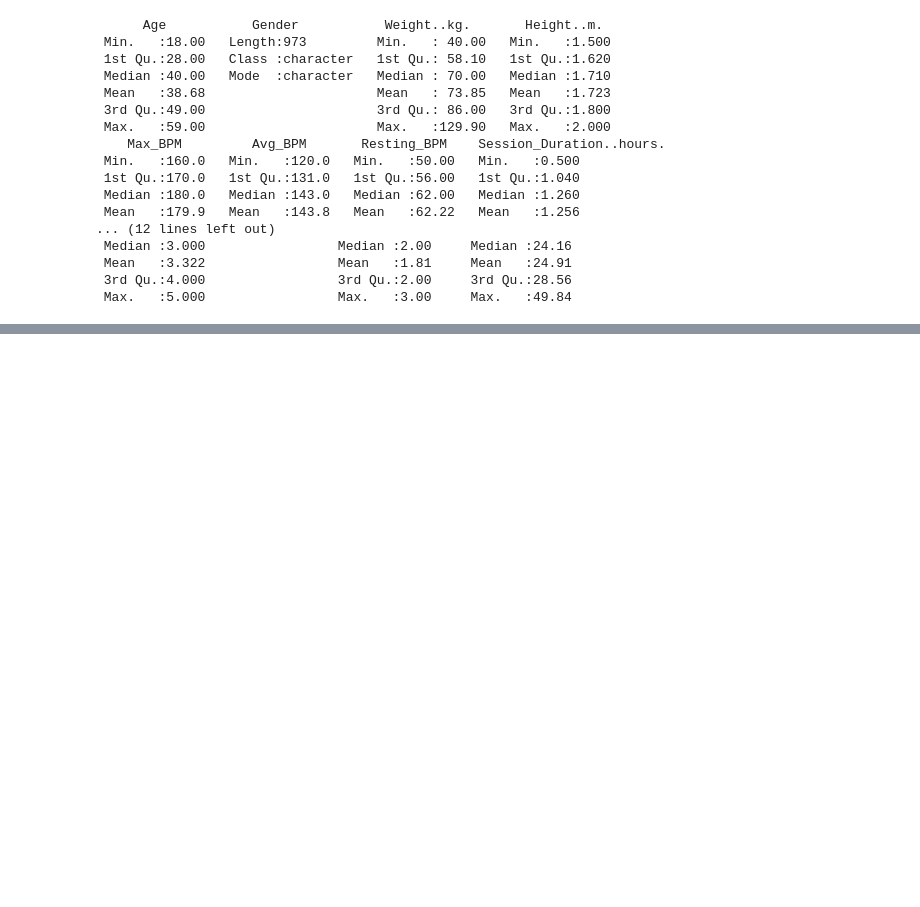
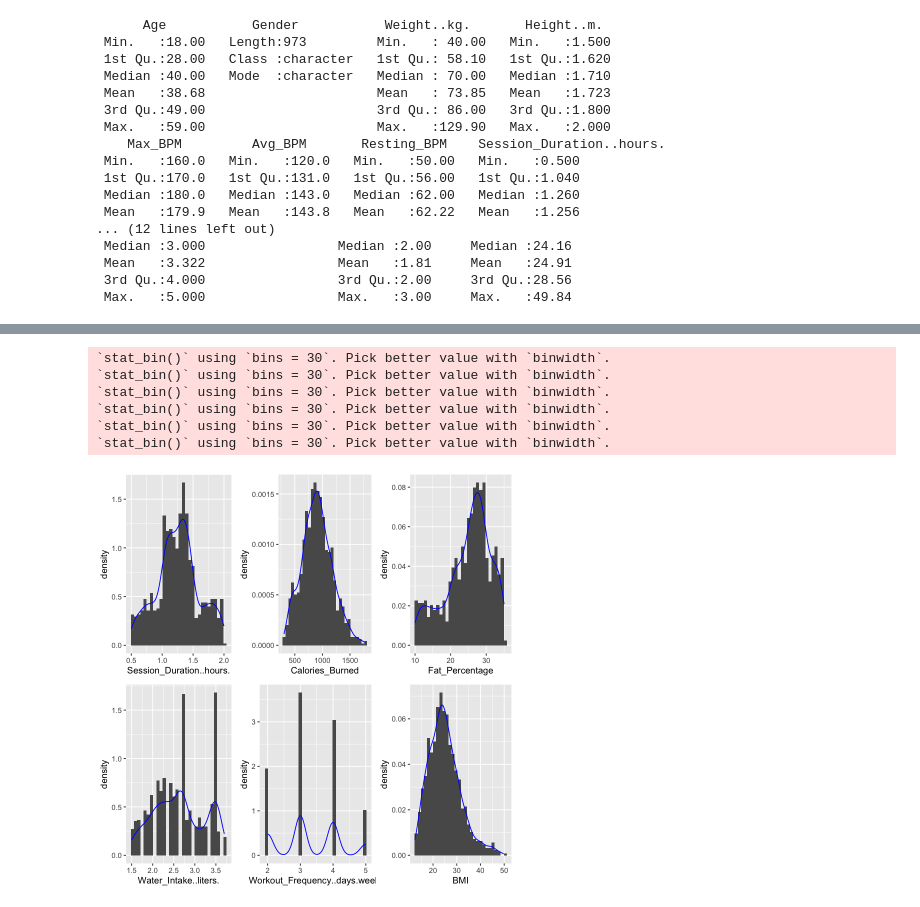
Before and after one commit to bao-do/4thY_MachineLearningProject, a Jupyter notebook: projet.ipynb, the cells around one changed output, grey strips where cells are left out. Cells and saved outputs as stored; diff of their text form; code cells hidden in the pictures; blank space fills up the shorter version.

```diff
--- a/projet.ipynb
+++ b/projet.ipynb
@@ -118,0 +201,17 @@ A data.frame: 6 × 15
+# %%
+g7<-ggplot(gym,aes(x=Session_Duration..hours.))+geom_histogram(aes(y=..density..))+geom_density(alpha=.2, col="blue")
+g8<-ggplot(gym,aes(x=Calories_Burned))+geom_histogram(aes(y=..density..))+geom_density(alpha=.2, col="blue")
+g9<-ggplot(gym,aes(x=Fat_Percentage))+geom_histogram(aes(y=..density..))+geom_density(alpha=.2, col="blue")
+g10<-ggplot(gym,aes(x=Water_Intake..liters.))+geom_histogram(aes(y=..density..))+geom_density(alpha=.2, col="blue")
+g11<-ggplot(gym,aes(x=Workout_Frequency..days.week.))+geom_histogram(aes(y=..density..))+geom_density(alpha=.2, col="blue")
+g12<-ggplot(gym,aes(x=BMI))+geom_histogram(aes(y=..density..))+geom_density(alpha=.2, col="blue")
+grid.arrange(g7,g8,g9,g10,g11,g12,ncol=3)
+rm(g7,g8,g9,g10,g11,g12)
+# %% [output]
+`stat_bin()` using `bins = 30`. Pick better value with `binwidth`.
+`stat_bin()` using `bins = 30`. Pick better value with `binwidth`.
+`stat_bin()` using `bins = 30`. Pick better value with `binwidth`.
+`stat_bin()` using `bins = 30`. Pick better value with `binwidth`.
+`stat_bin()` using `bins = 30`. Pick better value with `binwidth`.
+`stat_bin()` using `bins = 30`. Pick better value with `binwidth`.
+[figure, added]
```
Also changed, not shown: parts of 32 cells of this notebook.
